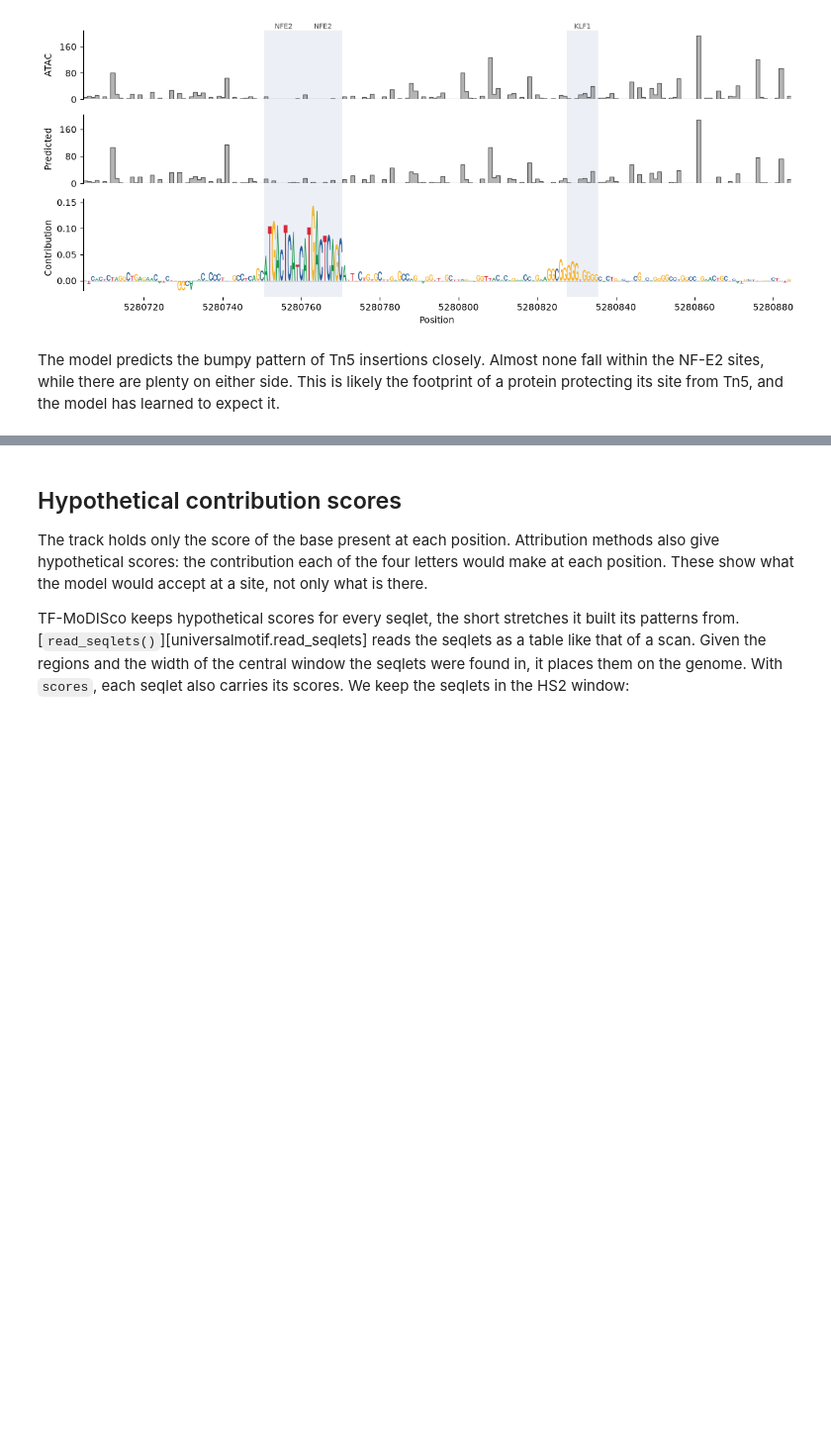
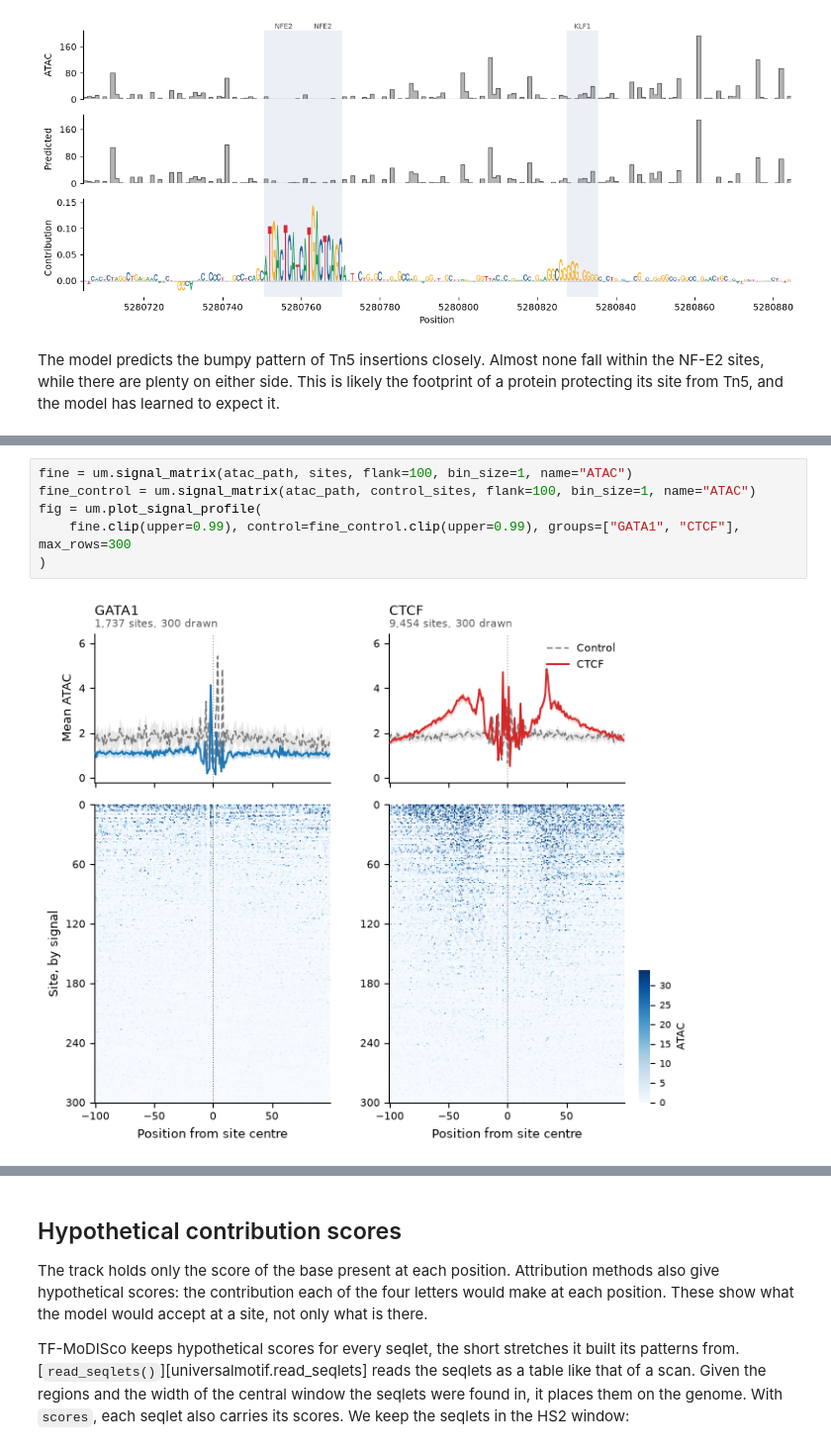
Before and after one commit to bjmt/universalmotif-py, a Jupyter notebook: docs/guides/deep-learning.ipynb, the cells around one changed output, grey strips where cells are left out. Shown at 99% size. Cells and saved outputs as stored; diff of their text form; blank space fills up the shorter version.

```diff
--- a/docs/guides/deep-learning.ipynb
+++ b/docs/guides/deep-learning.ipynb
@@ -191,0 +262,8 @@ has learned to expect it.
+# %%
+fine = um.signal_matrix(atac_path, sites, flank=100, bin_size=1, name="ATAC")
+fine_control = um.signal_matrix(atac_path, control_sites, flank=100, bin_size=1, name="ATAC")
+fig = um.plot_signal_profile(
+    fine.clip(upper=0.99), control=fine_control.clip(upper=0.99), groups=["GATA1", "CTCF"], max_rows=300
+)
+# %% [output]
+[figure, added]
```
Also changed, not shown: parts of 8 cells of this notebook, 4 other files.
